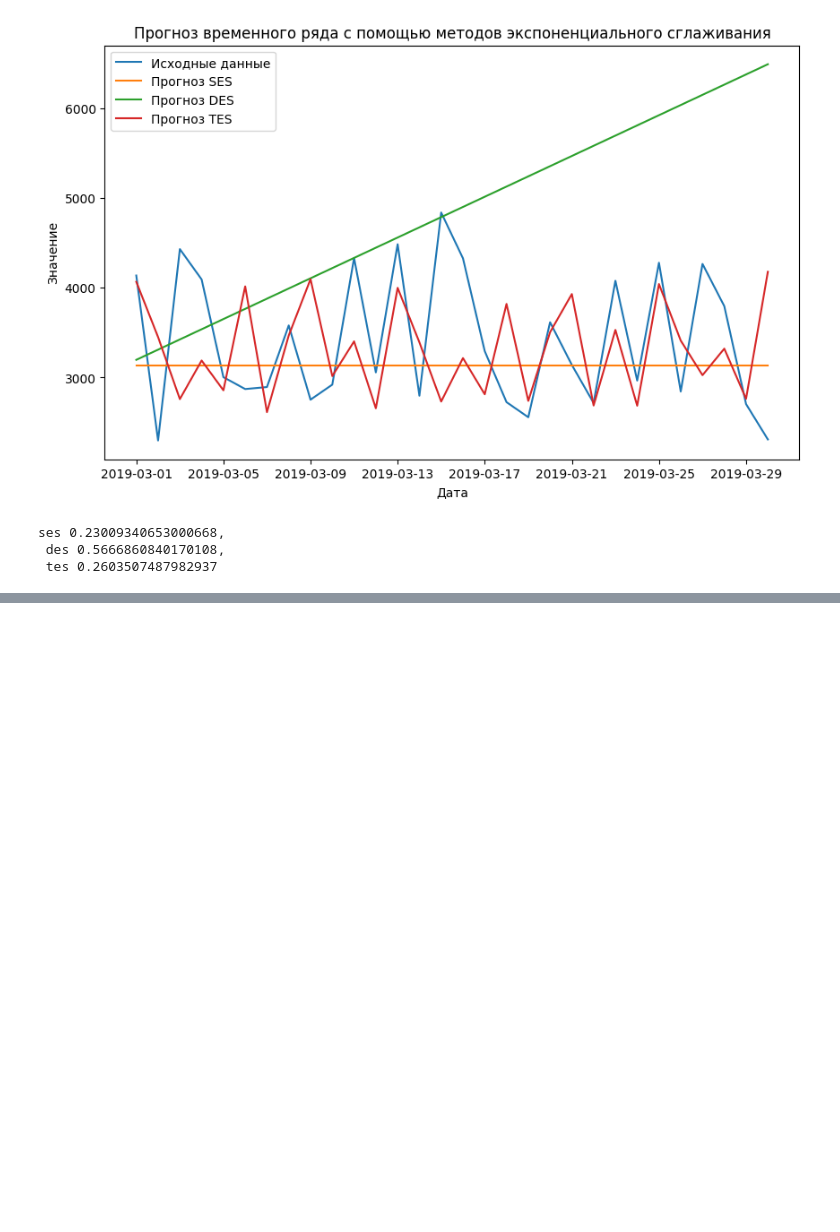
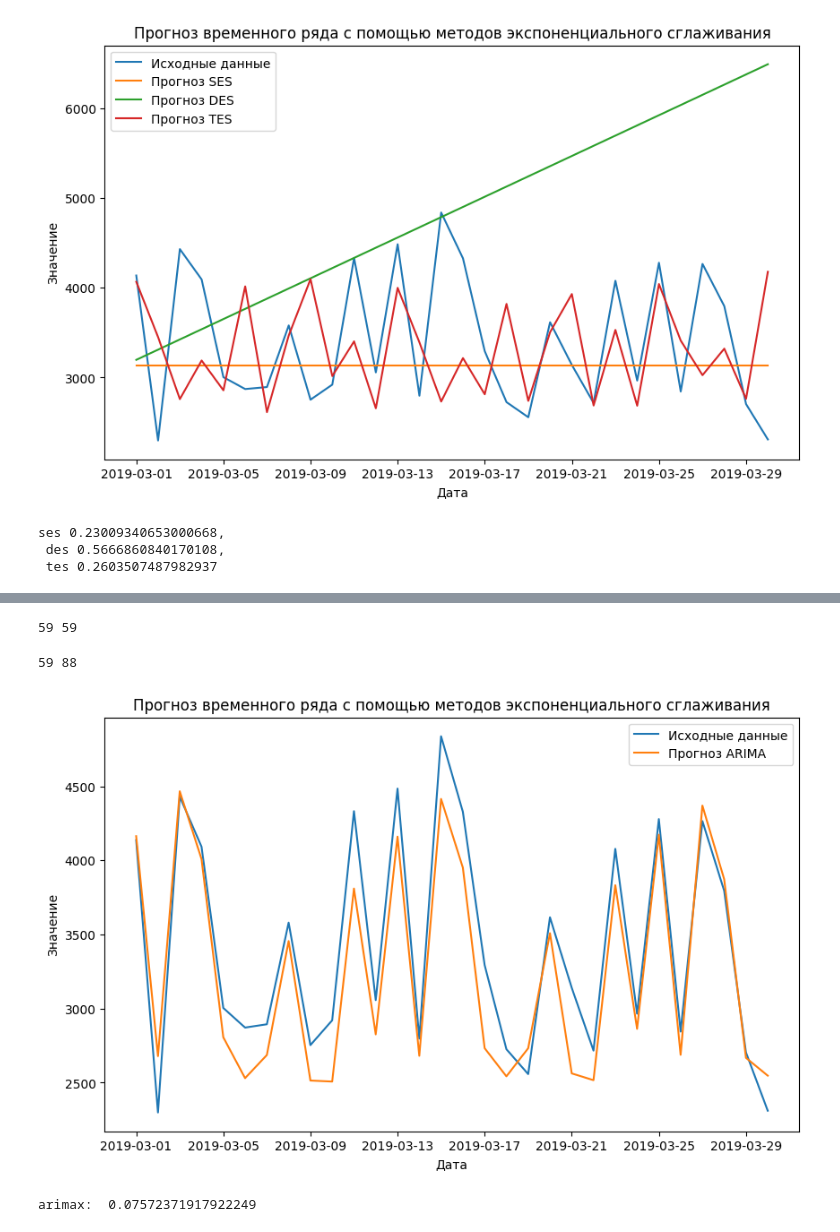
Before and after one commit to Alekbs/art, a Jupyter notebook: task/art.ipynb, the cells around one changed output, grey strips where cells are left out. Cells and saved outputs as stored; diff of their text form; code cells hidden in the pictures; blank space fills up the shorter version.

```diff
--- a/task/art.ipynb
+++ b/task/art.ipynb
@@ -238,0 +213,40 @@ print(rmse / a)
+# %%
+from statsmodels.tsa.arima.model import ARIMA
+aggregated_price = data['Unit price'].values[:59]
+print(len(train), len(aggregated_price))
+model=ARIMA(train, exog = aggregated_price, order=(12,0,6))
+model=model.fit()
+model.summary()
+start=len(train)
+end=len(train)+len(test) -1
+print(start, end)
+pred=model.predict(start=start,end=end, exog = aggregated_price[-30:], typ='levels').rename('ARIMA Predictions')
+# Создание объекта Figure и осей для графика
+fig, ax = plt.subplots(figsize=(10, 6))
+
+# Отображение исходных данных временного ряда
+ax.plot(aggregated_data[-30:].index, aggregated_data[-30:].values, label='Исходные данные')
+
+ax.plot(pred, label='Прогноз ARIMA')
+
+
+# Настройка осей и легенды
+ax.set_xlabel('Дата')
+ax.set_ylabel('Значение')
+ax.set_title('Прогноз временного ряда с помощью методов экспоненциального сглаживания')
+ax.legend()
+
+# Отображение графика
+plt.show()
+# %% [output]
+59 59
+59 88
+[figure, added]
+# %%
+from sklearn.metrics import mean_squared_error
+from math import sqrt
+a = test.mean()
+rmse=sqrt(mean_squared_error(pred,aggregated_data[-30:]))
+print("arimax: ",rmse / a)
+# %% [output]
+arimax:  0.07572371917922249
```
Also changed, not shown: parts of 2 cells of this notebook.
